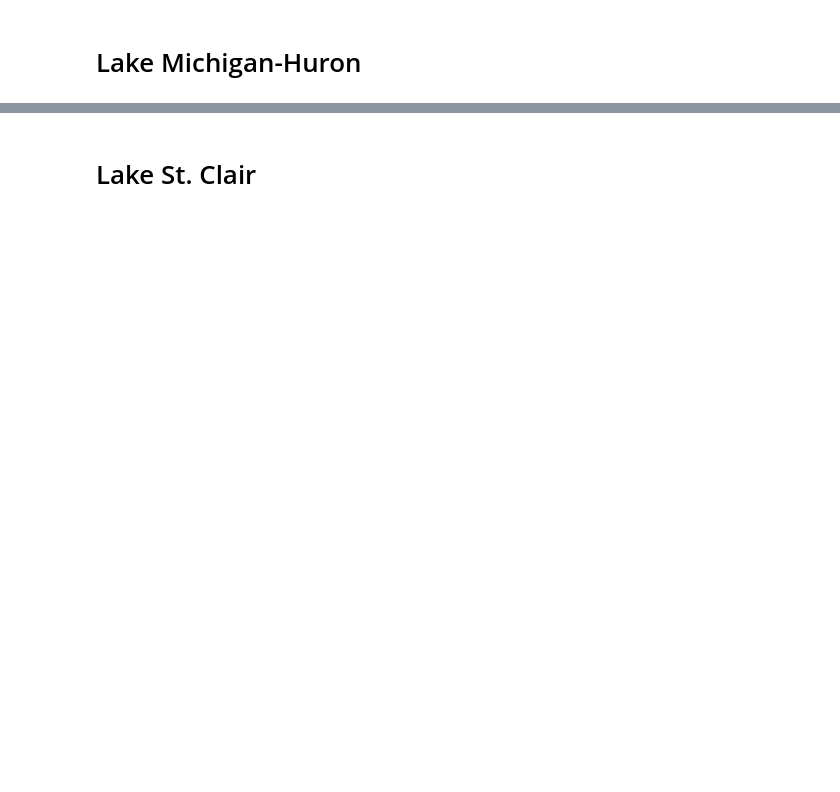
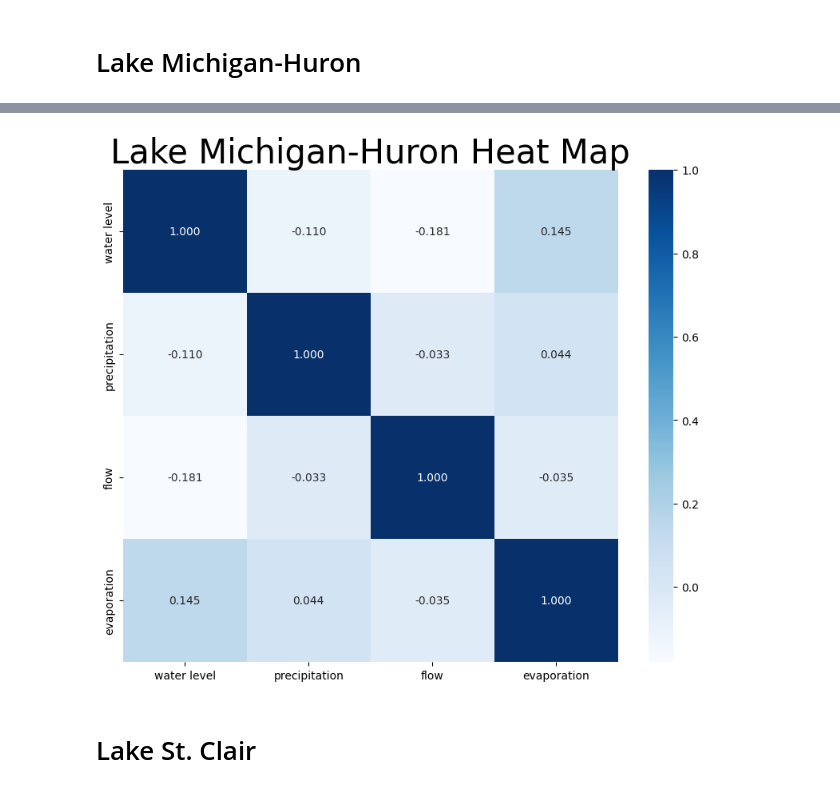
Before and after one commit to EmilioD19/Math-42-Final-Project, a Jupyter notebook: Stochastic Model.ipynb, the cells around one changed output, grey strips where cells are left out. Saved outputs shown, nothing was run; the diff lists cells and outputs as text; code cells hidden in the pictures; blank space fills up the shorter version.

```diff
--- a/Stochastic Model.ipynb
+++ b/Stochastic Model.ipynb
@@ -426,11 +567,14 @@ for i in range(1,len(actual)):
     x = actual[i] - preerror_approx[i-1]
     residuals.append(x)
 
-# Add preerror approximation, actual, and residual to michigan-huron 1988
-michigan_1988['pre-error approximation'] = preerror_approx.append(np.mean(preerror_approx))
+# Match preapprox and residual length to df
+preerror_approx.append(np.mean(preerror_approx))
+residuals.append(np.mean(residuals))
+
+# Add preerror approximation, actual, and residual to df
+michigan_1988['pre-error approximation'] = preerror_approx
 michigan_1988['actual'] = actual
-michigan_1988['residuals'] = residuals.append(np.mean(residuals))
-
+michigan_1988['residuals'] = residuals
 # Graph Variables
 title = "Michigan-Huron"
 # %%
@@ -480,0 +625,8 @@ plt.show()
+# %%
+michigan_1988_numeric = michigan_1988.iloc[:,2:6]
+plt.figure(figsize=(10, 8))
+sns.heatmap(michigan_1988_numeric.corr(), annot = True, fmt='.3f', cmap='Blues')
+plt.title("Lake Michigan-Huron Heat Map", fontsize = 30)
+plt.show()
+# %% [output]
+[figure, added]
```
Also changed, not shown: parts of 31 cells of this notebook, 1 other file.
